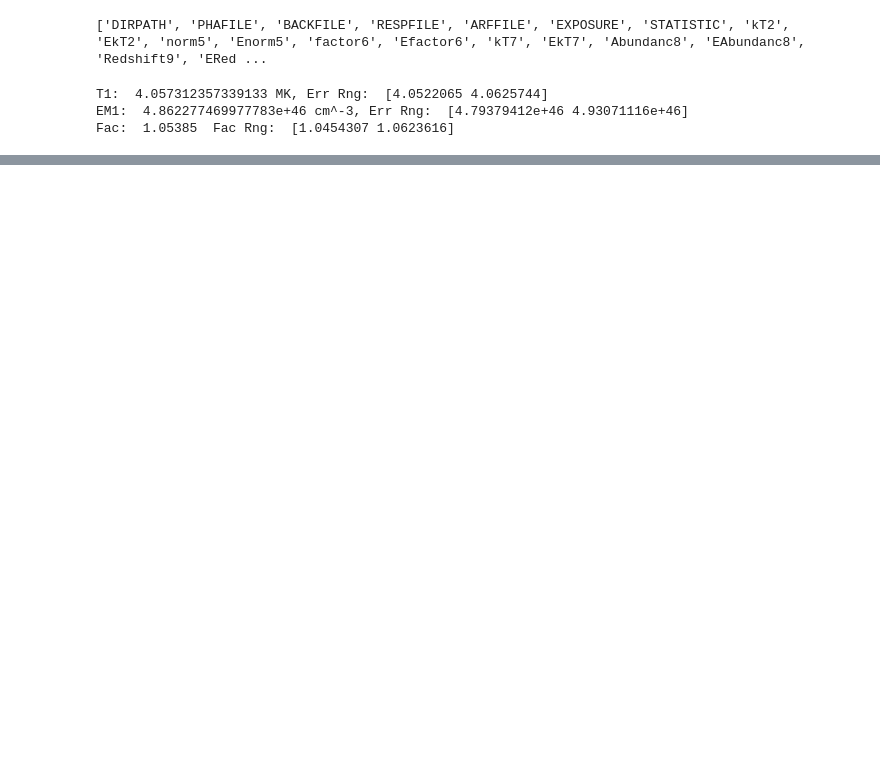
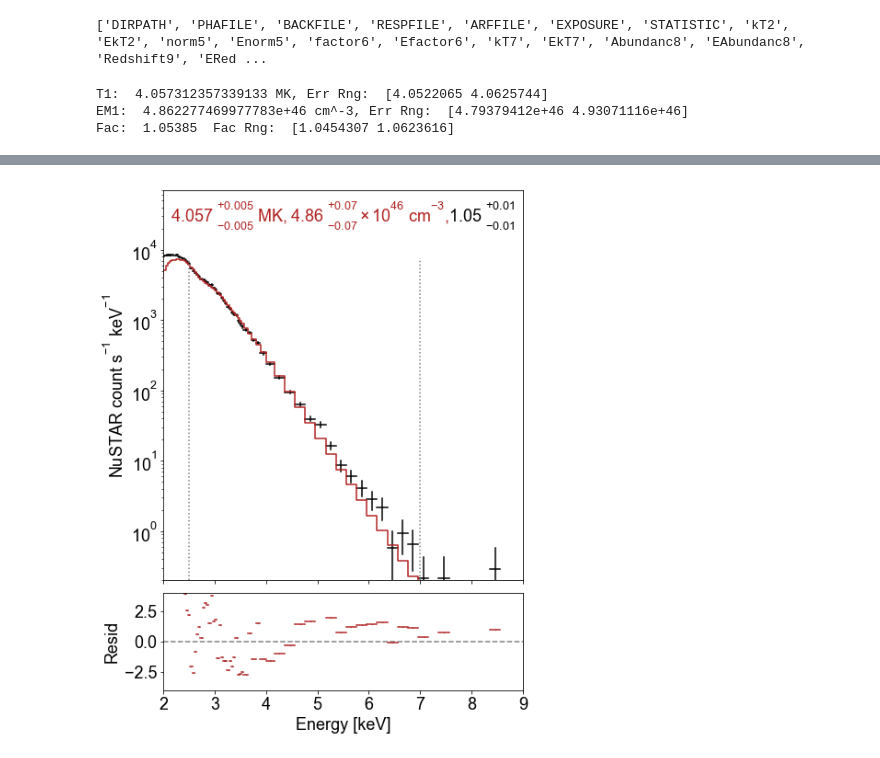
Before and after one commit to ianan/nustar_sac, a Jupyter notebook: xspec/example_xspec.ipynb, the cells around one changed output, grey strips where cells are left out. Cells and saved outputs as stored; diff of their text form; code cells hidden in the pictures; blank space fills up the shorter version.

```diff
--- a/xspec/example_xspec.ipynb
+++ b/xspec/example_xspec.ipynb
@@ -131,0 +129,55 @@ plt.show()
+# %%
+# Same as above but just a fancier way of plotting the error ranges
+fig,axs=plt.subplots(2,1,figsize=(7,10),gridspec_kw=dict( height_ratios=[4,1],hspace=0.05))
+
+#  Plot the data and model fit on the top plot
+axs[0].semilogy(eng_ld,data_ld,'.',ms=0.5,color='k')
+for i in np.arange(len(data_ld)):
+    axs[0].plot([eng_ld[i],eng_ld[i]],[data_ld[i]-edata_ld[i],data_ld[i]+edata_ld[i]],color='k')
+    axs[0].plot([eng_ld[i]-deng_ld[i],eng_ld[i]+deng_ld[i]],[data_ld[i],data_ld[i]],color='k')
+axs[0].plot(eng_ld,mod_ld,color='firebrick',drawstyle='steps-mid')
+axs[0].set_ylabel('NuSTAR count s$^{-1}$ keV$^{-1}$')
+ylim=[2e-1,7e4]
+xlim=[2,9]
+axs[0].set_ylim(ylim)
+for aa in axs:
+    aa.set_xlim(xlim)
+    aa.label_outer()
+
+# Put the actual fit values on the top plot
+labt="{0:5.3f}".format(t1)
+labtup="{0:5.3f}".format(t1_cr[1]-t1)
+labtlw="{0:5.3f}".format(t1-t1_cr[0])
+
+powem1=np.floor(np.log10(em1))
+labpowem1="{0:2d}".format(int(powem1))
+
+labem="{0:5.2f}".format(em1/10**powem1)
+labemup="{0:5.2f}".format((em1_cr[1]-em1)/10**powem1)
+labemlw="{0:5.2f}".format((em1-em1_cr[0])/10**powem1)
+
+labf="{0:5.2f}".format(fac)
+labfup="{0:5.2f}".format(fac_cr[1]-fac)
+labflw="{0:5.2f}".format(fac-fac_cr[0])
+
+axs[0].text(0.02,0.92,labt+" $^{+"+labtup+"}_{-"+labtlw+"}\;MK,$",color='firebrick',ha='left',transform=axs[0].transAxes)
+axs[0].text(0.34,0.92,labem+" $^{+"+labemup+"}_{-"+labemlw+"}\,×\,10^{"+labpowem1+"}\;cm^{-3},$",color='firebrick',ha='left',transform=axs[0].transAxes)
+axs[0].text(0.78,0.92,labf+" $^{+"+labfup+"}_{-"+labflw+"}$",color='k',ha='left',transform=axs[0].transAxes)
+
+# You need to specify this yourself
+fiter=[2.5,7.0]
+axs[0].plot([fiter[0],fiter[0]],[ylim[0],10**(0.8*np.log10(ylim[1]))],':',color='grey')
+axs[0].plot([fiter[1],fiter[1]],[ylim[0],10**(0.8*np.log10(ylim[1]))],':',color='grey')
+
+# Calculate and plot the residuals on the bottom plot
+resid=(data_ld-mod_ld)/edata_ld
+axs[1].plot(eng_ld,resid,'.',ms=0.5,color='k')
+axs[1].set_ylim([-4,4])
+axs[1].set_xlabel('Energy [keV]')
+axs[1].plot(xlim,[0,0],'--',color='grey')
+for i in np.arange(len(data_ld)):
+    axs[1].plot([eng_ld[i]-deng_ld[i],eng_ld[i]+deng_ld[i]],[resid[i],resid[i]],color='firebrick')
+axs[1].set_ylabel('Resid')
+plt.show()
+# %% [output]
+[figure, added]
```
Also changed, not shown: parts of 3 cells of this notebook.
